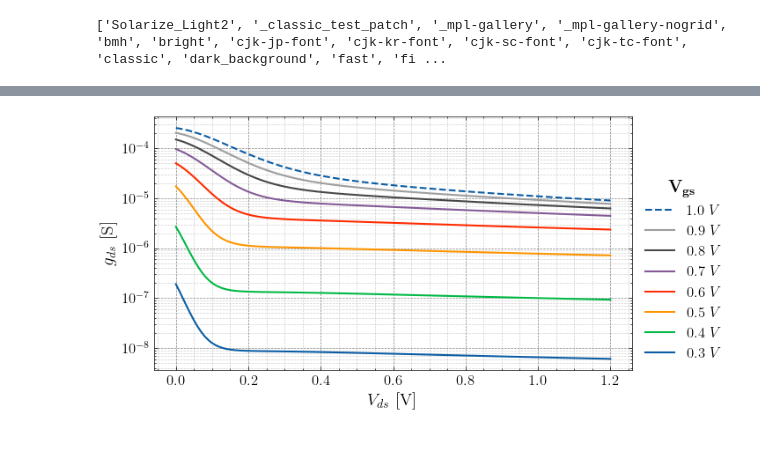
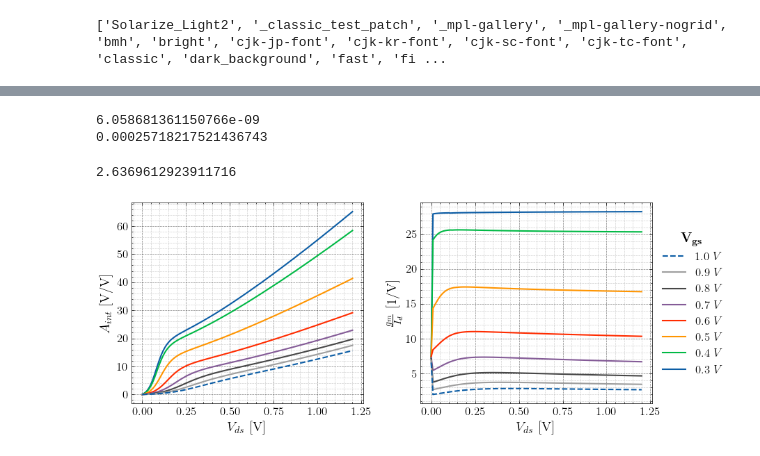
Before and after one commit to CedricHirschi/ngspice_cosim_inv, a Jupyter notebook: visualization/nmos_characteristics.ipynb, the cells around one changed output, grey strips where cells are left out. Drawn from its saved outputs; the diff is of its cells as text; code cells hidden in the pictures.

```diff
--- a/visualization/nmos_characteristics.ipynb
+++ b/visualization/nmos_characteristics.ipynb
@@ -135,4 +235,20 @@ plot_vds_vgs_sweep(gm * 1e3, "$g_m$ [mS]", filename="gm")
 # %%
-plot_vds_vgs_sweep(gds, "$g_{ds}$ [S]", ylog=True, filename="gds")
+print(np.min(gds))
+print(np.max(gds))
+
+# plot_vds_vgs_sweep(gds, "$g_{ds}$ [S]", ylog=True, filename="gds")
 # %% [output]
-[figure, removed]
+6.058681361150766e-09
+0.00025718217521436743
+# %%
+a_int = gm / gds
+gm_id = gm / i_vd
+
+print(gm_id[-1][-1])
+
+# plot_vds_vgs_sweep(a_int, "$A_{int}$ [V/V]", filename="aint")
+# plot_vds_vgs_sweep(gm_id, "$\\frac{g_m}{I_d}$ [1/V]", filename="gm_id")
+plot_vds_vgs_sweep_dual((a_int, gm_id), ("$A_{int}$ [V/V]", "$\\frac{g_m}{I_d}$ [1/V]"), (False, False), (None, None), filename="aint_gmid")
+# %% [output]
+2.6369612923911716
+[figure, added]
```
Also changed, not shown: parts of 10 cells of this notebook, 22 other files.
